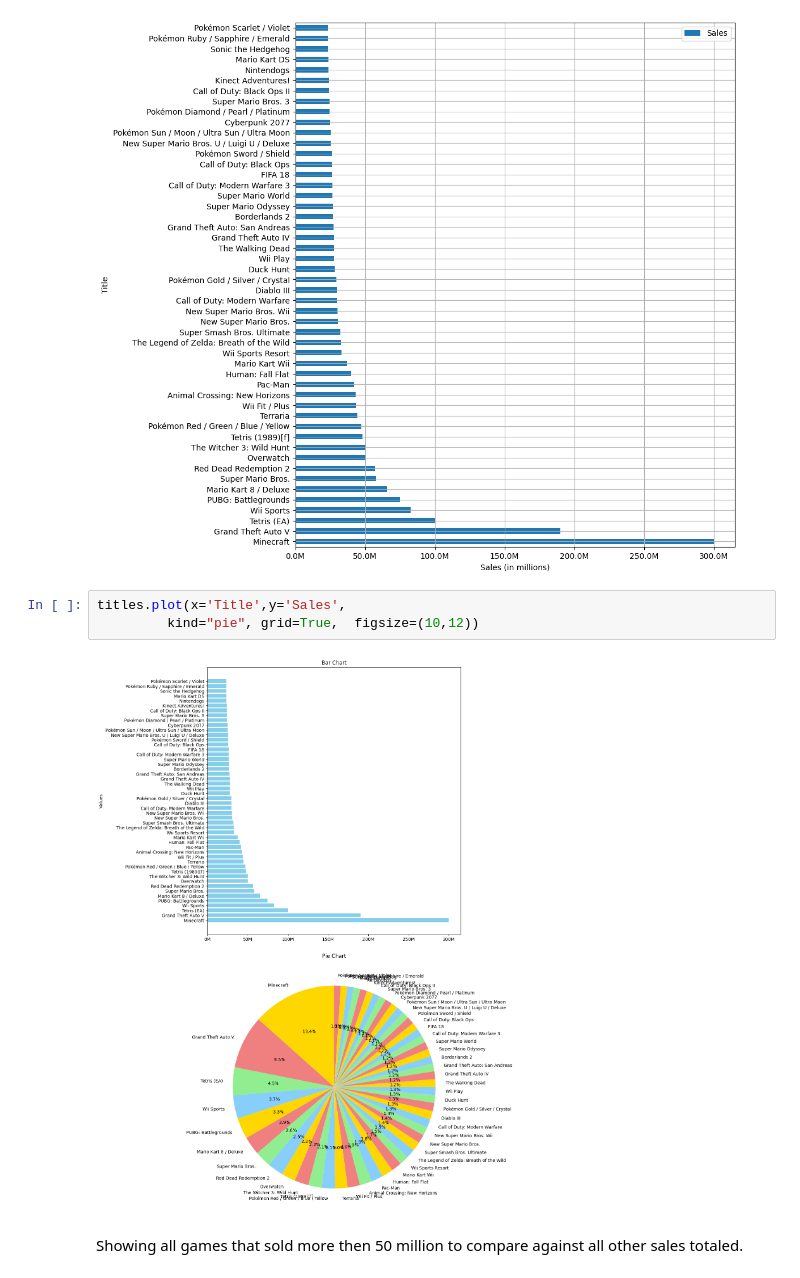
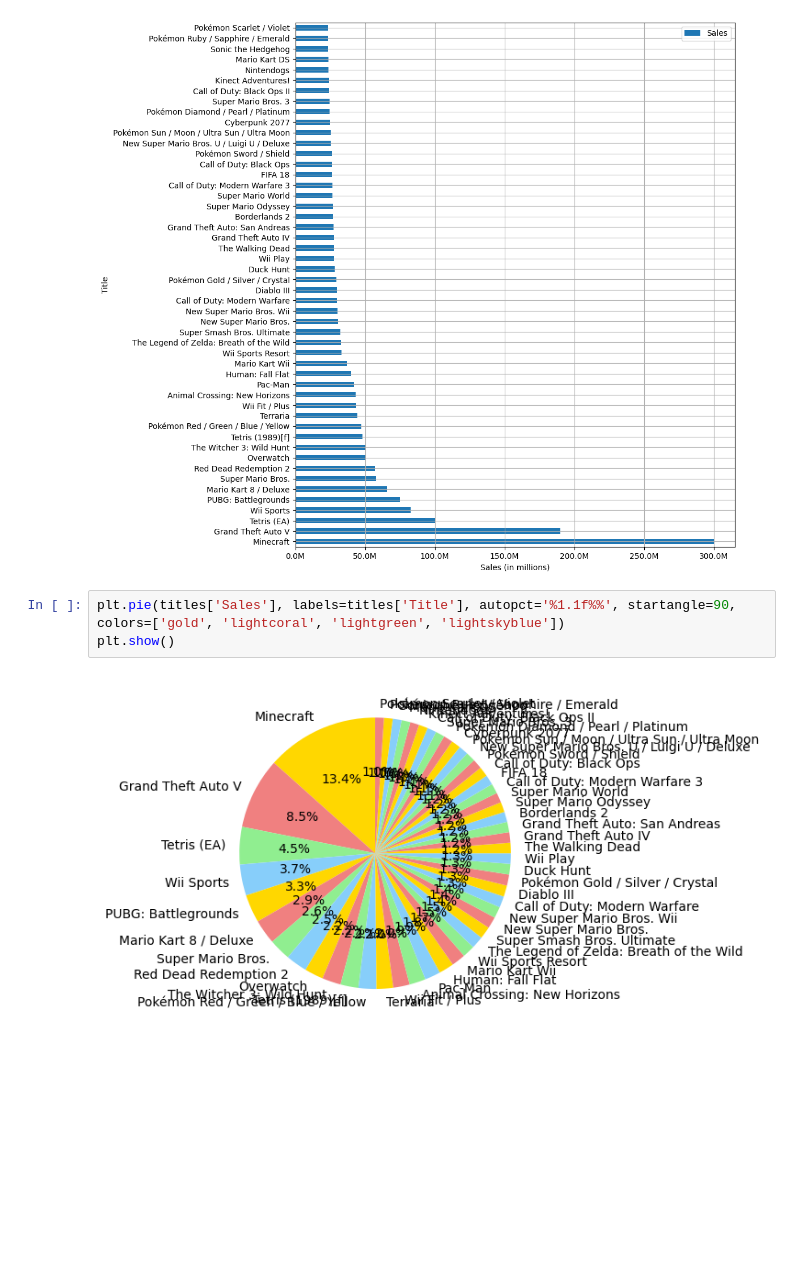
Before and after one commit to zhiwt01/project, a Jupyter notebook: info.ipynb, the cells around one changed output. Cells and saved outputs as stored; diff of their text form; blank space fills up the shorter version.

```diff
--- a/info.ipynb
+++ b/info.ipynb
@@ -233,10 +185,8 @@ plt.xlabel('Sales (in millions)')
 plt.show()
 # %% [output]
 [figure]
-# %%
-titles.plot(x='Title',y='Sales',
-         kind="pie", grid=True,  figsize=(10,12))
-# %% [output]
-[figure, removed]
-# %% [markdown]
-Showing all games that sold more then 50 million to compare against all other sales totaled.
+# %%
+plt.pie(titles['Sales'], labels=titles['Title'], autopct='%1.1f%%', startangle=90, colors=['gold', 'lightcoral', 'lightgreen', 'lightskyblue'])
+plt.show()
+# %% [output]
+[figure, added]
```
Also changed, not shown: parts of 58 cells of this notebook, 2 other files.
